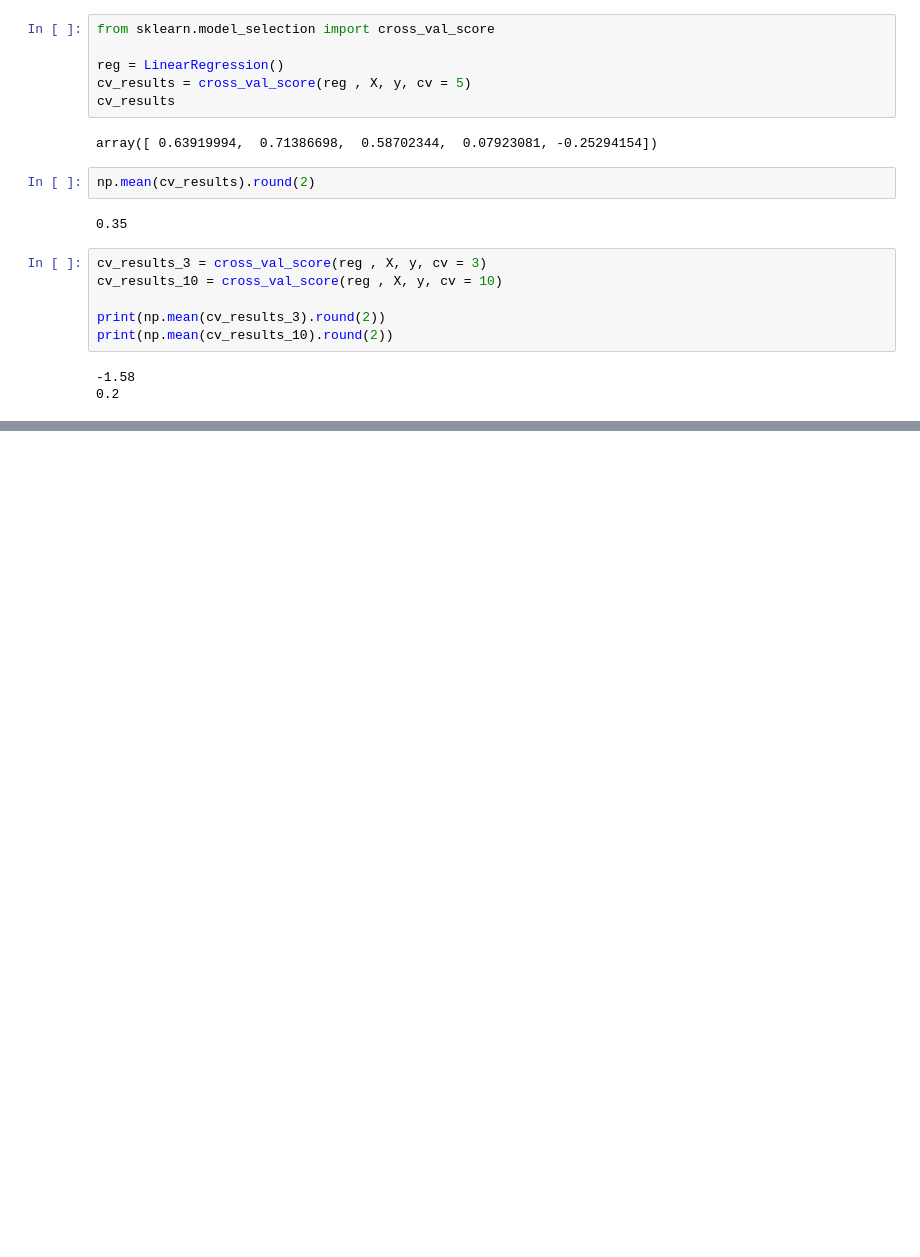
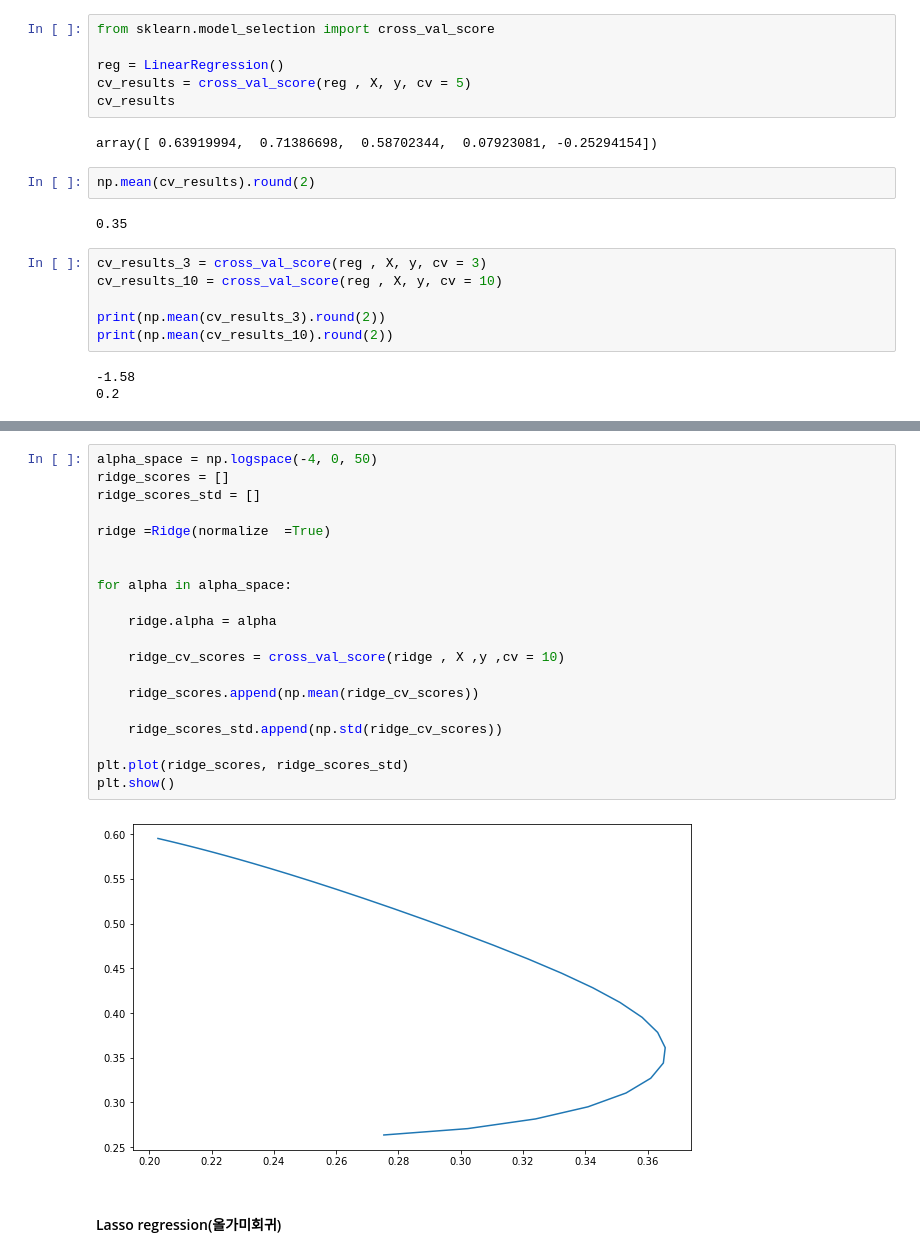
Before and after one commit to danielwon01/DataCamp_Data-Scientist-with-Python, a Jupyter notebook: ML/Regression_Code.ipynb, the cells around one changed output, grey strips where cells are left out. Saved outputs shown, nothing was run; the diff lists cells and outputs as text; blank space fills up the shorter version.

```diff
--- a/ML/Regression_Code.ipynb
+++ b/ML/Regression_Code.ipynb
@@ -171,0 +127,24 @@ plt.show()
+# %%
+alpha_space = np.logspace(-4, 0, 50)
+ridge_scores = []
+ridge_scores_std = []
+
+ridge =Ridge(normalize  =True)
+
+
+for alpha in alpha_space:
+
+    ridge.alpha = alpha
+
+    ridge_cv_scores = cross_val_score(ridge , X ,y ,cv = 10)
+
+    ridge_scores.append(np.mean(ridge_cv_scores))
+
+    ridge_scores_std.append(np.std(ridge_cv_scores))
+
+plt.plot(ridge_scores, ridge_scores_std)
+plt.show()
+# %% [output]
+[figure, added]
+# %% [markdown]
+#### Lasso regression(올가미회귀)
```
Also changed, not shown: parts of 12 cells of this notebook.
